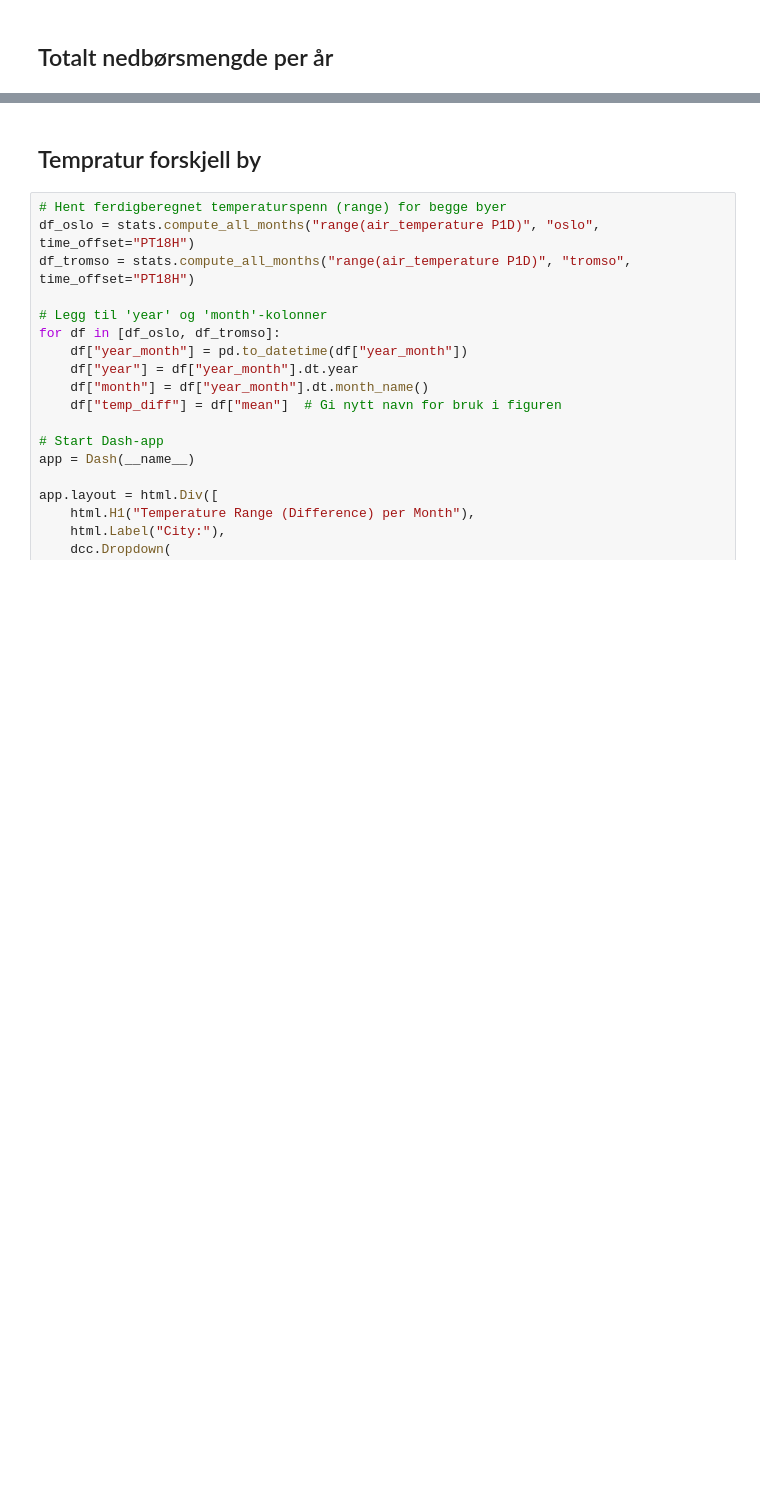
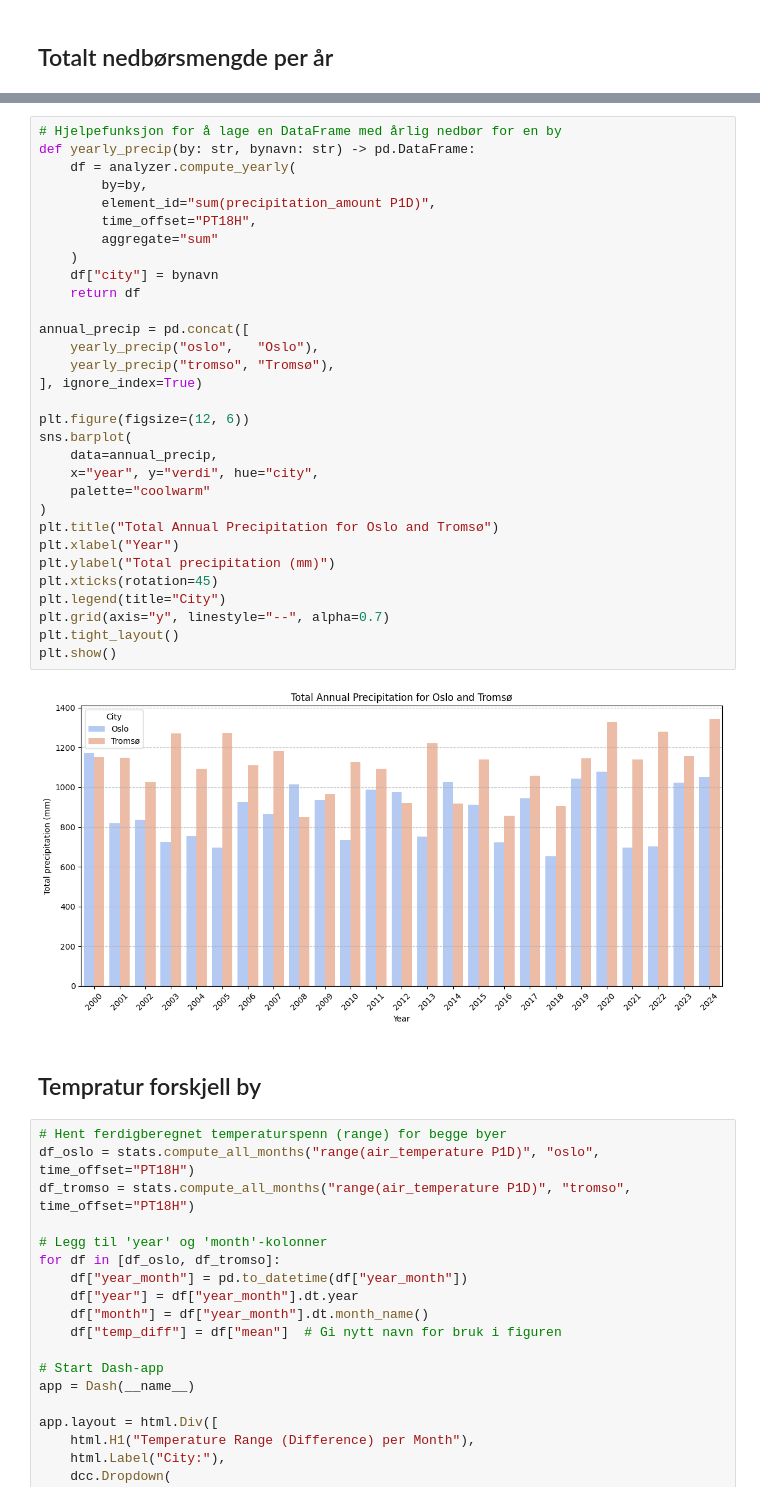
Before and after one commit to TDT4114-Gruppe2/Miljodataanalyseapplikasjon, a Jupyter notebook: src/visualization/visualization.ipynb, the cells around one changed output, grey strips where cells are left out. Cells and saved outputs as stored; diff of their text form; blank space fills up the shorter version.

Commit message:
Updated class names in all notebooks & updated the visualization notebook

```diff
--- a/src/visualization/visualization.ipynb
+++ b/src/visualization/visualization.ipynb
@@ -79,3 +23,36 @@ plt.show()
+# %%
+# Hjelpefunksjon for å lage en DataFrame med årlig nedbør for en by
+def yearly_precip(by: str, bynavn: str) -> pd.DataFrame:
+    df = analyzer.compute_yearly(
+        by=by,
+        element_id="sum(precipitation_amount P1D)",
+        time_offset="PT18H",
+        aggregate="sum"
+    )
+    df["city"] = bynavn
+    return df
+
+annual_precip = pd.concat([
+    yearly_precip("oslo",   "Oslo"),
+    yearly_precip("tromso", "Tromsø"),
+], ignore_index=True)
+
+plt.figure(figsize=(12, 6))
+sns.barplot(
+    data=annual_precip,
+    x="year", y="verdi", hue="city",
+    palette="coolwarm"
+)
+plt.title("Total Annual Precipitation for Oslo and Tromsø")
+plt.xlabel("Year")
+plt.ylabel("Total precipitation (mm)")
+plt.xticks(rotation=45)
+plt.legend(title="City")
+plt.grid(axis="y", linestyle="--", alpha=0.7)
+plt.tight_layout()
+plt.show()
+# %% [output]
+[figure, added]
 # %% [markdown]
 ## Tempratur forskjell by
 # %%
```
Also changed, not shown: parts of 6 cells of this notebook, 3 other files.
